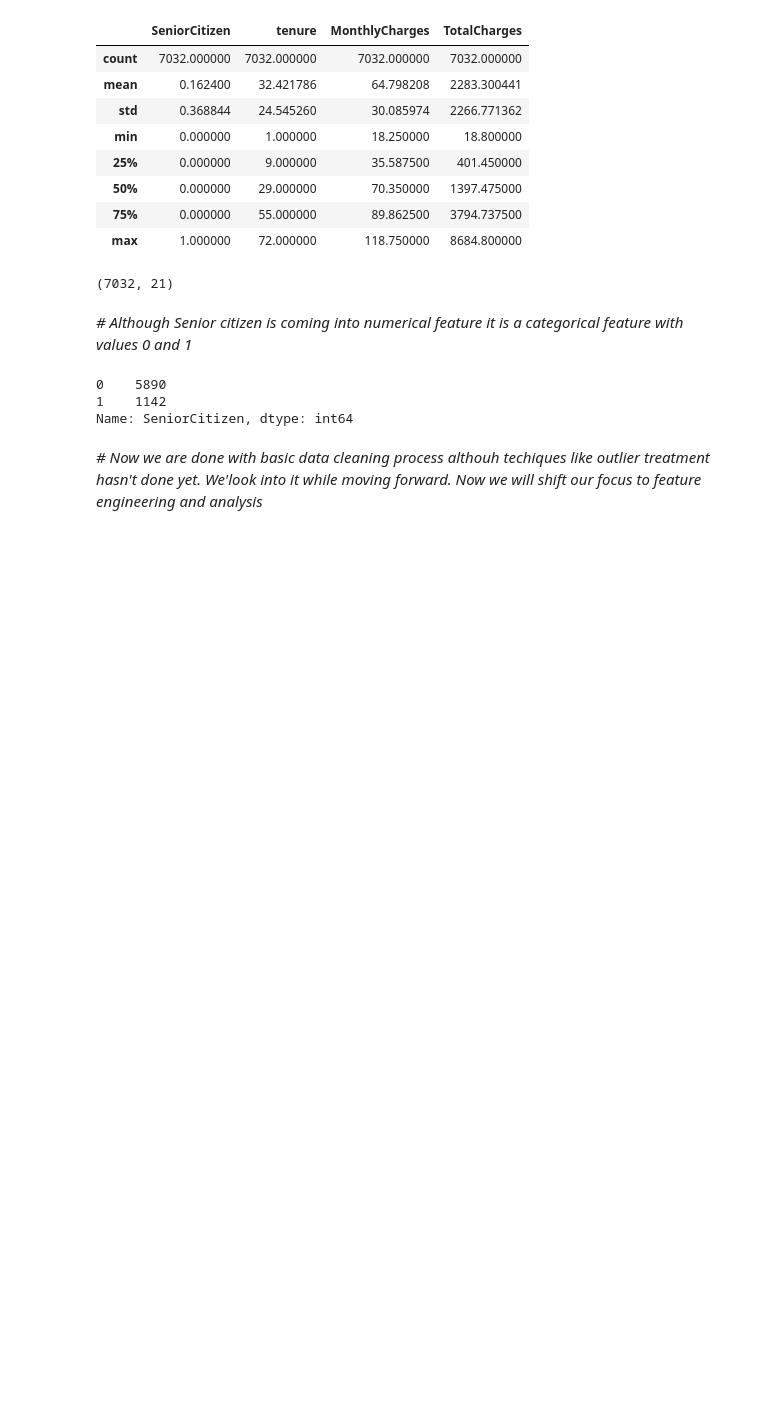
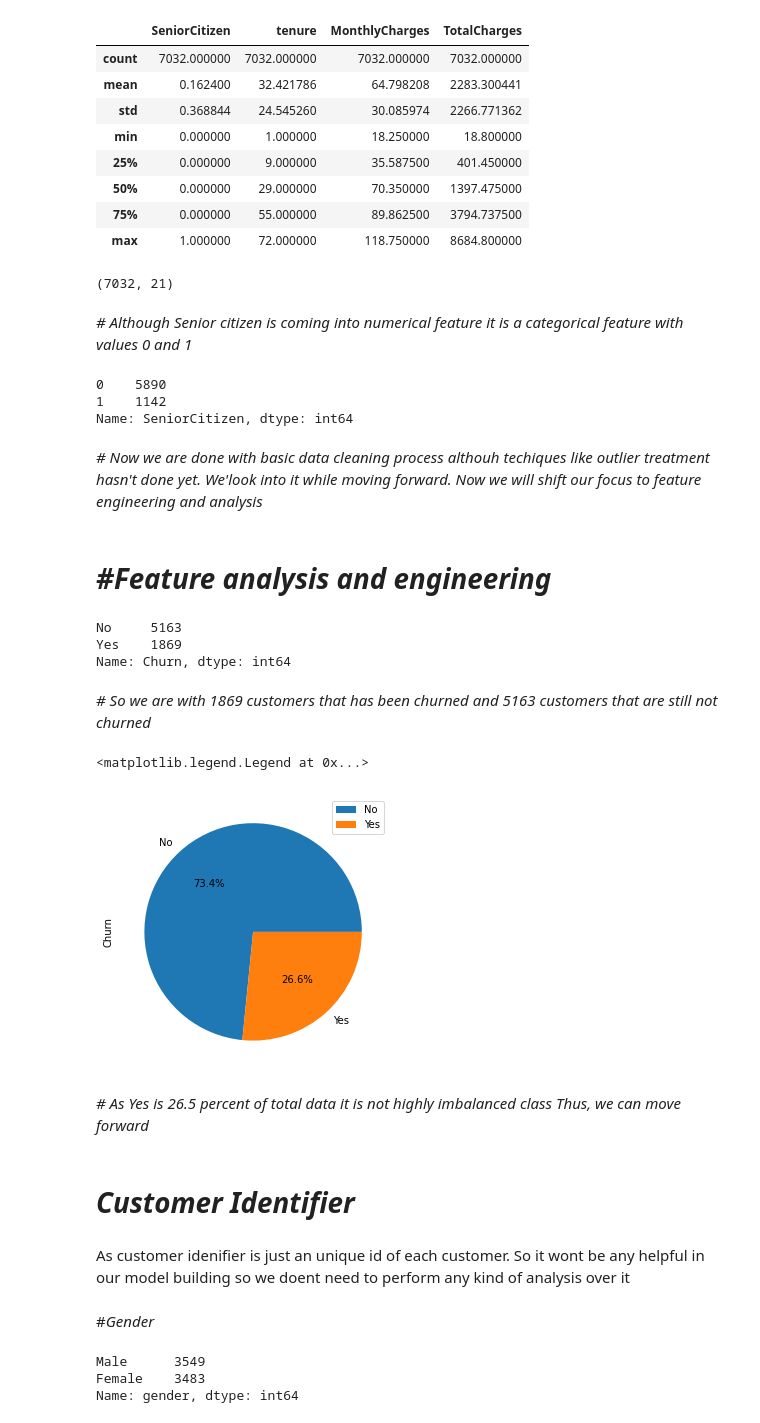
Before and after one commit to gupta4327/telecomChurnPredictionmodel, a Jupyter notebook: Telecom_churn_prediction.ipynb, the cells around one changed output. Saved outputs shown, nothing was run; the diff lists cells and outputs as text; code cells hidden in the pictures; blank space fills up the shorter version.

Commit message:
added some features analysis

```diff
--- a/Telecom_churn_prediction.ipynb
+++ b/Telecom_churn_prediction.ipynb
@@ -204,3 +204,37 @@ dataset['SeniorCitizen'].value_counts()
 Name: SeniorCitizen, dtype: int64
 # %% [markdown]
 *# Now we are done with basic data cleaning process althouh techiques like outlier treatment hasn't done yet. We'look into it while moving forward. Now we will shift our focus to feature engineering and analysis*
+# %% [markdown]
+# ***#Feature analysis and engineering***
+# %%
+#checking for number of unique values in dependent variable(i.e. is churn)
+dataset['Churn'].value_counts()
+# %% [output]
+No     5163
+Yes    1869
+Name: Churn, dtype: int64
+# %% [markdown]
+*# So we are with 1869 customers that has been churned and 5163 customers that are still not churned*
+# %%
+fig = plt.figure(figsize=(5,5))
+churn_counts = dataset['Churn'].value_counts()
+churn_counts.plot.pie(labels = churn_counts.index.values, autopct='%1.1f%%')
+plt.legend()
+# %% [output]
+<matplotlib.legend.Legend at 0x...>
+[figure, added]
+# %% [markdown]
+*# As Yes is 26.5 percent of total data it is not highly imbalanced class Thus, we can move forward*
+# %% [markdown]
+# *Customer Identifier*
+# %% [markdown]
+As customer idenifier is just an unique id of each customer. So it wont be any helpful in our model building so we doent need to perform any kind of analysis over it
+# %% [markdown]
+#*Gender*
+# %%
+#checking for unique values and counts of feature
+dataset['gender'].value_counts()
+# %% [output]
+Male      3549
+Female    3483
+Name: gender, dtype: int64
```
Also changed, not shown: parts of 23 cells of this notebook.
